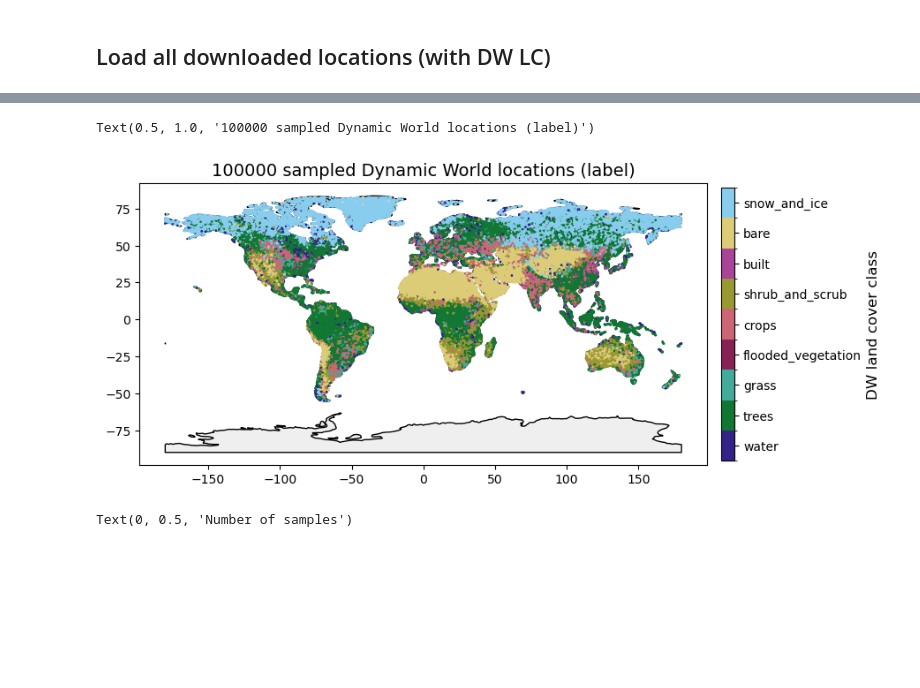
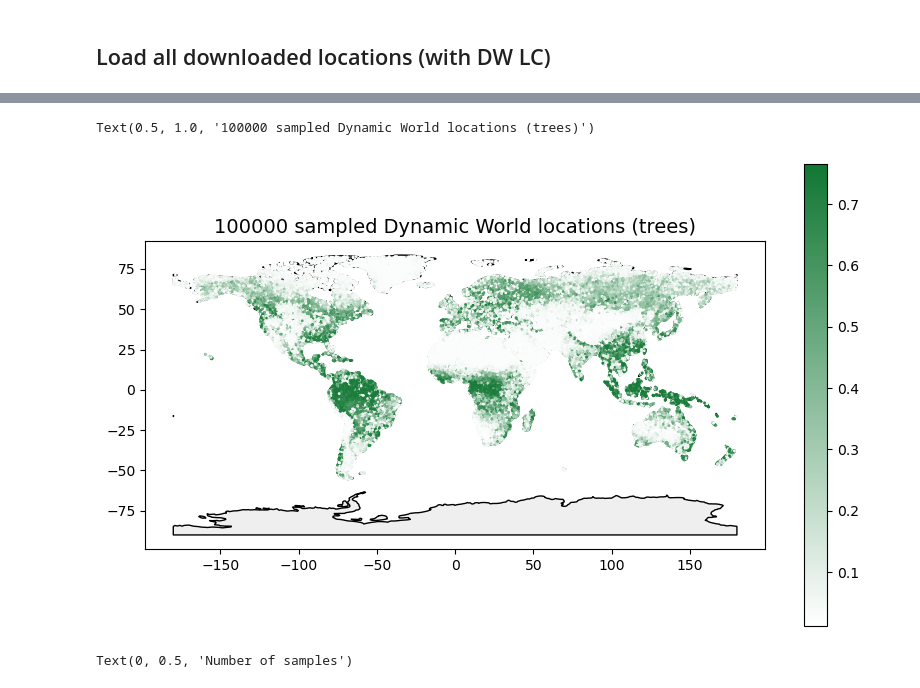
Before and after one commit to WUR-AI/interpret_earth_embeddings, a Jupyter notebook: notebooks/Sample locations dataset.ipynb, the cells around one changed output, grey strips where cells are left out. Cells and saved outputs as stored; diff of their text form; code cells hidden in the pictures; blank space fills up the shorter version.

```diff
--- a/notebooks/Sample locations dataset.ipynb
+++ b/notebooks/Sample locations dataset.ipynb
@@ -75,7 +76,7 @@ Reading dw_locations_2026-02-11-1836_year-2024_3750-samples_50m_spherical.csv...
 Reading dw_locations_2026-02-11-1832_year-2024_3750-samples_50m_spherical.csv...
 Total number of unique points: 100000
 # %%
-col_plot = 'label'  # 'label' or any of the individual classes
+col_plot = 'trees'  # 'label' or any of the individual classes
 
 fig, ax = plt.subplots(figsize=(10, 6))
 cmap_dict = du.create_mpl_cmap_dynamic_world()
@@ -83,35 +84,35 @@ countries.plot(ax=ax, color="#EFEFEF", edgecolor='black')
 gdf_points.plot(ax=ax, column=col_plot, markersize=1,
                 cmap=cmap_dict['all'] if col_plot == 'label' else cmap_dict['individual'][col_plot],
                 legend=False if col_plot == 'label' else True)
 
 if col_plot == 'label':
     dw_classes = du.DW_CLASSES
     norm = mpl.colors.BoundaryNorm(
         boundaries=range(len(dw_classes) + 1),
         ncolors=len(dw_classes)
     )
 
     sm = mpl.cm.ScalarMappable(norm=norm, cmap=cmap_dict['all'])
     sm.set_array([])
 
     cbar = fig.colorbar(
         sm,
         ax=ax,
         ticks=range(len(dw_classes)),
         shrink=0.67,
         pad=0.02
     )
 
     cbar.set_ticks(np.arange(len(dw_classes)) + 0.5)
     cbar.set_ticklabels(dw_classes)
     cbar.set_label("DW land cover class", fontsize=12)
 
 ax.set_title(f'{len(gdf_points)} sampled Dynamic World locations ({col_plot})', fontsize=14)
 # ax.set_xlim(-10, 10)
 # ax.set_ylim(45, 60)
 # %% [output]
-Text(0.5, 1.0, '100000 sampled Dynamic World locations (label)')
+Text(0.5, 1.0, '100000 sampled Dynamic World locations (trees)')
-[figure, old version]
+[figure, new version]
 # %%
 fig, ax = plt.subplots(1, 3, figsize=(10, 3), gridspec_kw={'wspace': 0.5}, sharey=True)
 # for dw in sl.DW_CLASSES:
```
Also changed, not shown: parts of 6 cells of this notebook, 2 other files.
